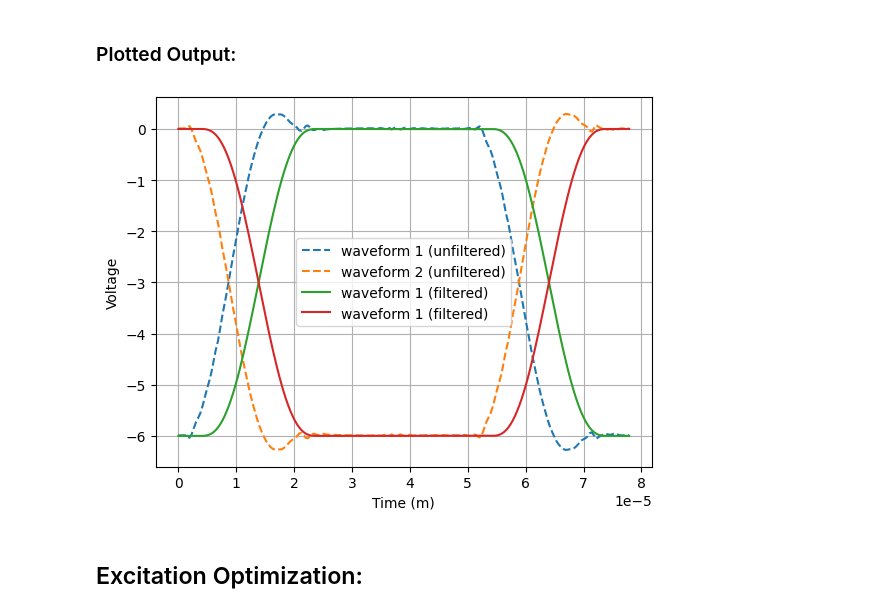
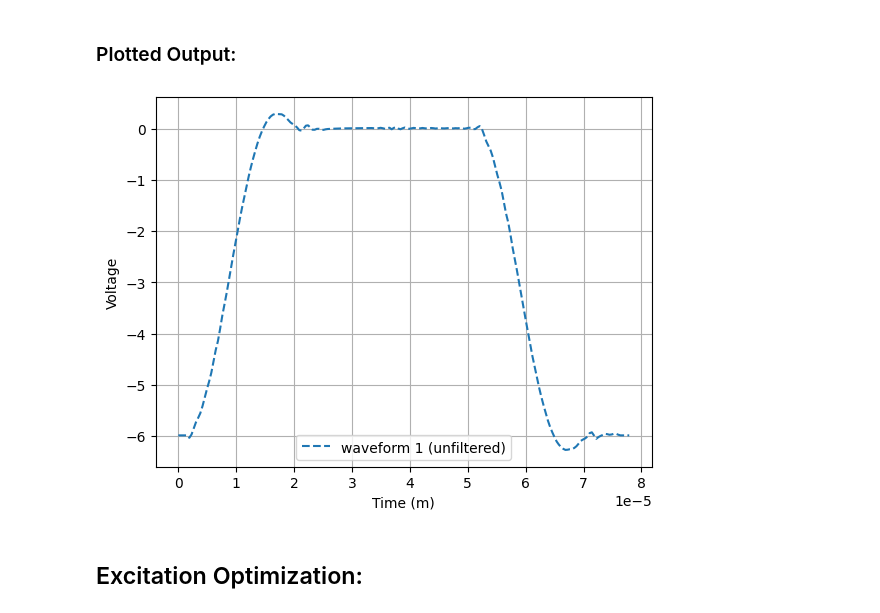
Before and after one commit to OnekaSingh/QC-Filter-Precompensation, a Jupyter notebook: new_ramps_exc.ipynb, the cells around one changed output. Cells and saved outputs as stored; diff of their text form; code cells hidden in the pictures.

```diff
--- a/new_ramps_exc.ipynb
+++ b/new_ramps_exc.ipynb
@@ -934,18 +933,18 @@ new_redramp = np.array([new_time, (waveform_1_precomp+0.01)-6, waveform_2_precom
 ### Plotted Output:
 # %%
 plt.plot(new_redramp[0], new_redramp[1], label = 'waveform 1 (unfiltered)', linestyle = '--')  # <-- must start at 0 (transformed to start at -6 v))
-plt.plot(new_redramp[0], new_redramp[2], label = 'waveform 2 (unfiltered)', linestyle = '--')
+# plt.plot(new_redramp[0], new_redramp[2], label = 'waveform 2 (unfiltered)', linestyle = '--')
 
-plt.plot(new_time, waveform_1_orig-6, label = 'waveform 1 (filtered)')
-plt.plot(new_time, waveform_2_orig, label = 'waveform 1 (filtered)')
+# plt.plot(new_time, waveform_1_orig-6, label = 'waveform 1 (filtered)')
+# plt.plot(new_time, waveform_2_orig, label = 'waveform 1 (filtered)')
 
 plt.grid(True)
 plt.xlabel('Time (m)')
 plt.ylabel('Voltage')
 plt.legend()
 plt.show()
 # %% [output]
-[figure, old version]
+[figure, new version]
 # %% [markdown]
 ## Excitation Optimization:
 # %% [markdown]
```
Also changed, not shown: parts of 2 cells of this notebook, 20 other files.
